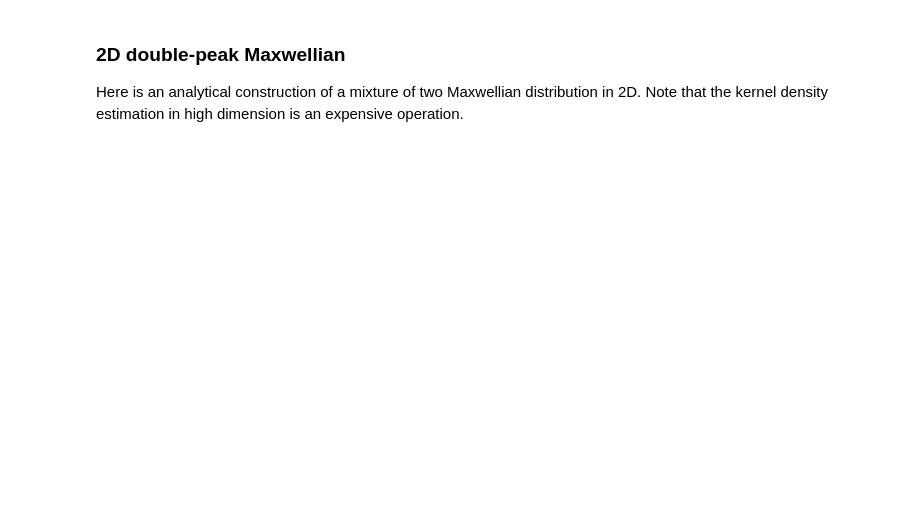
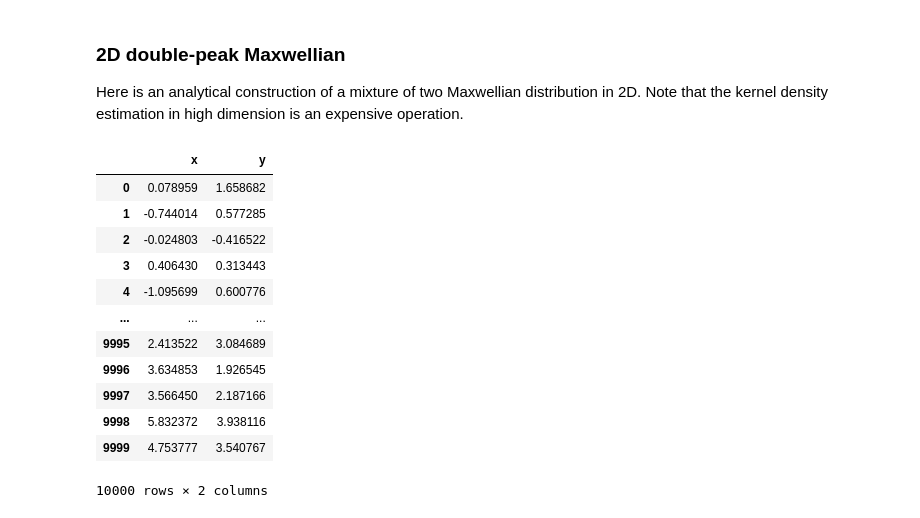
Before and after one commit to henry2004y/vdfpy, a Jupyter notebook: docs/generator.ipynb, the cells around one changed output. Drawn from its saved outputs; the diff is of its cells as text; code cells hidden in the pictures; blank space fills up the shorter version.

```diff
--- a/docs/generator.ipynb
+++ b/docs/generator.ipynb
@@ -8,7 +8,10 @@ import pandas as pd
 import matplotlib.pyplot as plt
 import seaborn as sns
 
-sns.set_theme(rc={'figure.figsize':(10,3)})
+sns.set_theme(rc={'figure.figsize':(10, 3)})
+# For reproducibility
+seed = 1234
+rng = np.random.default_rng(seed)
 # %% [markdown]
 ## One-dimensional Distributions
 # %% [markdown]
@@ -90,3 +83,31 @@ df_double_peak_2d
+# %%
+mean = [0, 0]
+cov = [[1, 0], [0, 1]]
+n1 = 8000
+samples1 = rng.multivariate_normal(mean, cov, size=n1)
+
+mean = [3, 3]
+cov = [[1, 0], [0, 1]]
+n2 = 2000
+samples2 = rng.multivariate_normal(mean, cov, size=n2)
+
+samples = np.concatenate((samples1, samples2))
+df_double_peak_2d = pd.DataFrame(samples, columns=["x", "y"])
+df_double_peak_2d
+# %% [output]
+|  | x | y |
+| 0 | 0.078959 | 1.658682 |
+| 1 | -0.744014 | 0.577285 |
+| 2 | -0.024803 | -0.416522 |
+| 3 | 0.406430 | 0.313443 |
+| 4 | -1.095699 | 0.600776 |
+| ... | ... | ... |
+| 9995 | 2.413522 | 3.084689 |
+| 9996 | 3.634853 | 1.926545 |
+| 9997 | 3.566450 | 2.187166 |
+| 9998 | 5.832372 | 3.938116 |
+| 9999 | 4.753777 | 3.540767 |
+10000 rows × 2 columns
 # %%
 fig, ax = plt.subplots(figsize=(7, 6), layout="constrained")
 hp = sns.histplot(df_double_peak_2d,
```
Also changed, not shown: parts of 16 cells of this notebook, 6 other files.
